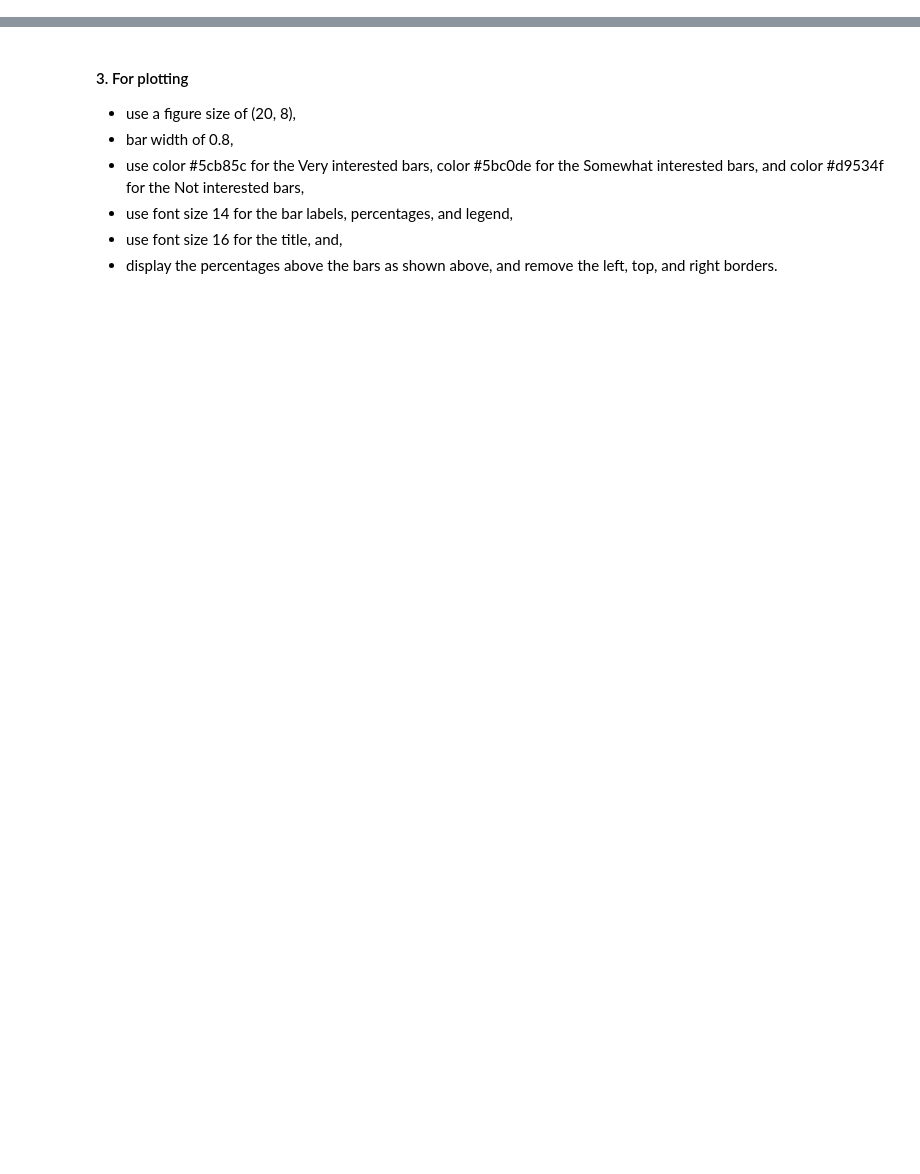
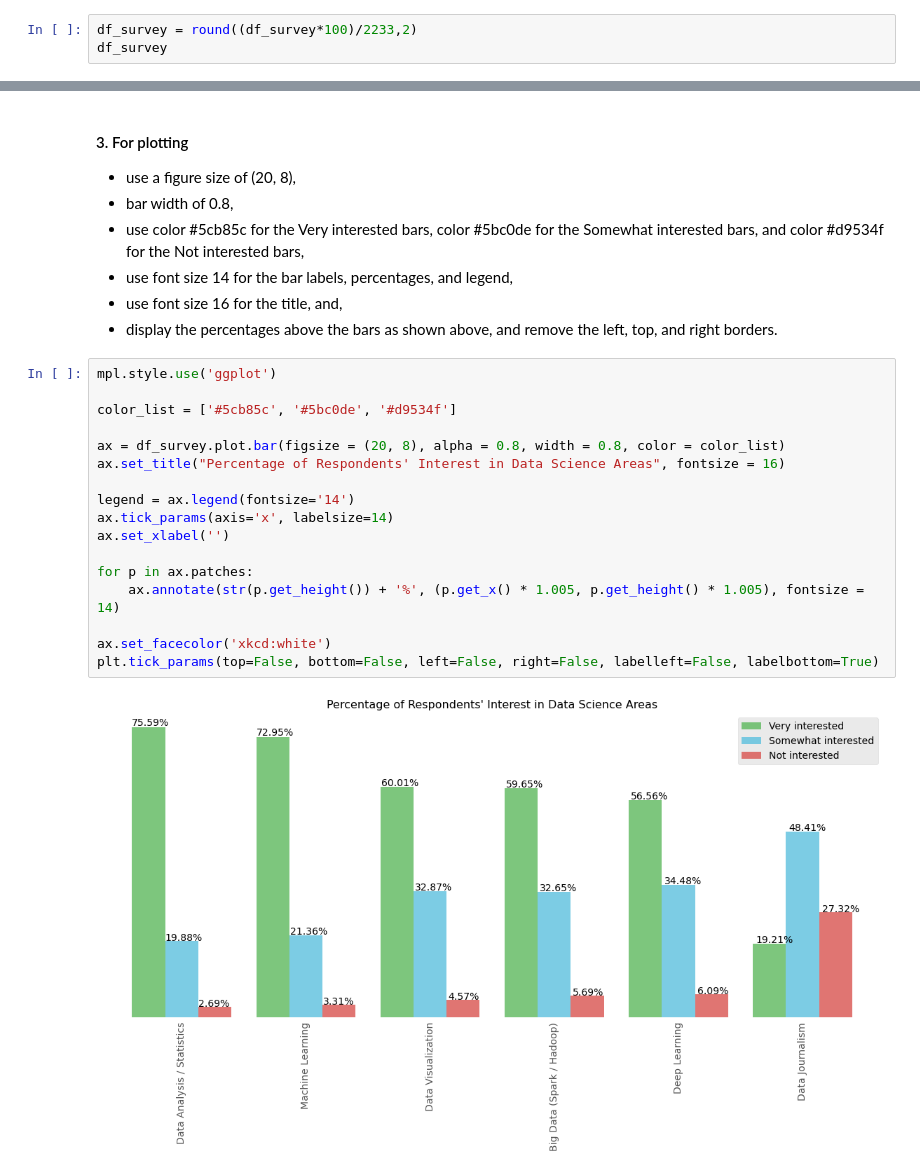
Before and after one commit to jela3105/PythonBasicsDataScience, a Jupyter notebook: 4-DataVisualization/Final Assignment.ipynb, the cells around one changed output, grey strips where cells are left out. Saved outputs shown, nothing was run; the diff lists cells and outputs as text; blank space fills up the shorter version.

```diff
--- a/4-DataVisualization/Final Assignment.ipynb
+++ b/4-DataVisualization/Final Assignment.ipynb
@@ -64,3 +67,6 @@ df_survey
 # %% [markdown]
 #### 2. Convert the numbers into percentages of the total number of respondents. <br>
 Recall that 2,233 respondents completed the survey. Round percentages to 2 decimal places.
+# %%
+df_survey = round((df_survey*100)/2233,2)
+df_survey
@@ -73,3 +87,22 @@ Recall that 2,233 respondents completed the survey. Round percentages to 2 decim
 - use font size 14 for the bar labels, percentages, and legend,
 - use font size 16 for the title, and,
 - display the percentages above the bars as shown above, and remove the left, top, and right borders.
+# %%
+mpl.style.use('ggplot')
+
+color_list = ['#5cb85c', '#5bc0de', '#d9534f']
+
+ax = df_survey.plot.bar(figsize = (20, 8), alpha = 0.8, width = 0.8, color = color_list)
+ax.set_title("Percentage of Respondents' Interest in Data Science Areas", fontsize = 16)
+
+legend = ax.legend(fontsize='14')
+ax.tick_params(axis='x', labelsize=14)
+ax.set_xlabel('')
+
+for p in ax.patches:
+    ax.annotate(str(p.get_height()) + '%', (p.get_x() * 1.005, p.get_height() * 1.005), fontsize = 14)
+
+ax.set_facecolor('xkcd:white')
+plt.tick_params(top=False, bottom=False, left=False, right=False, labelleft=False, labelbottom=True)
+# %% [output]
+[figure, added]
```
Also changed, not shown: parts of 5 cells of this notebook.
